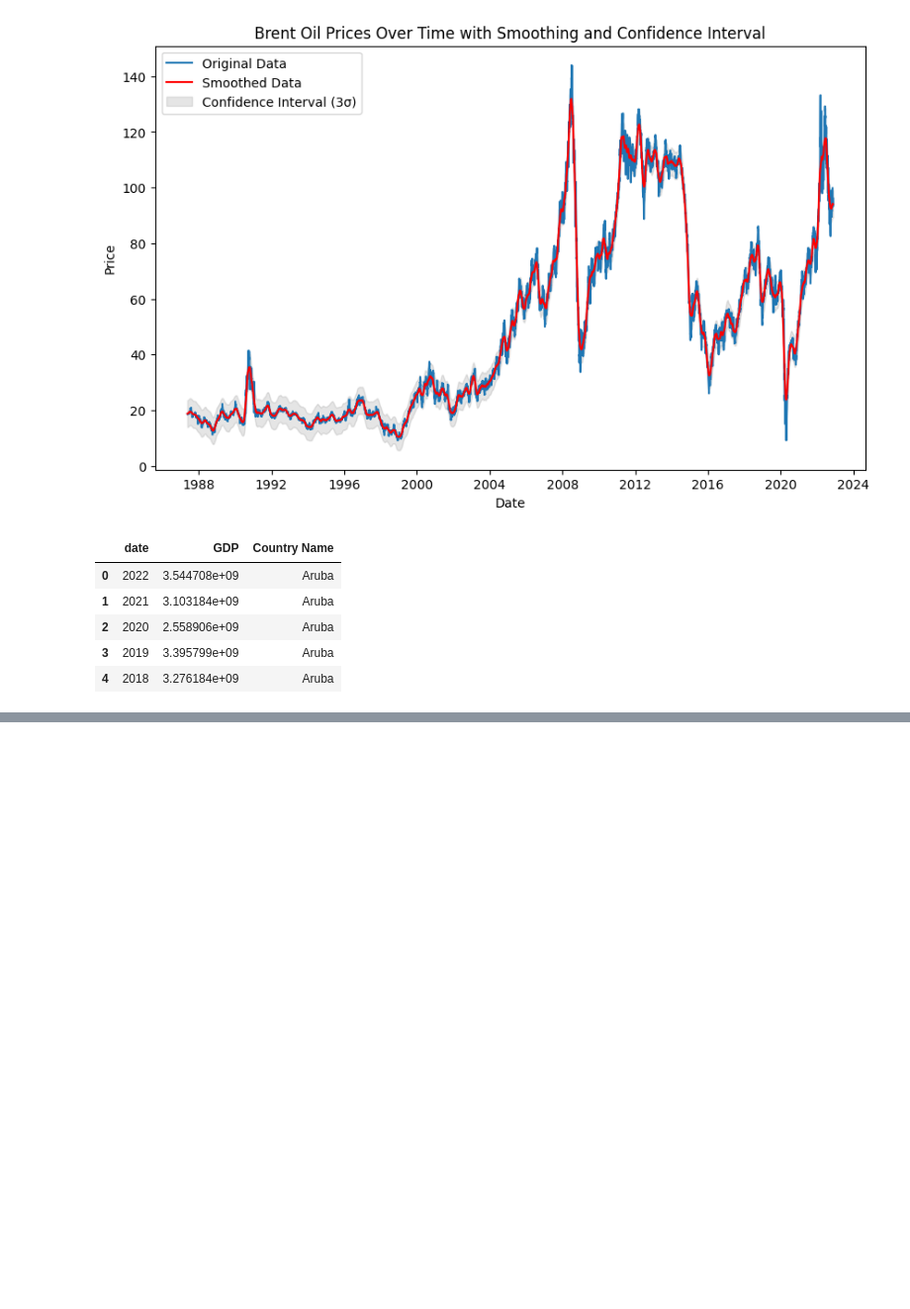
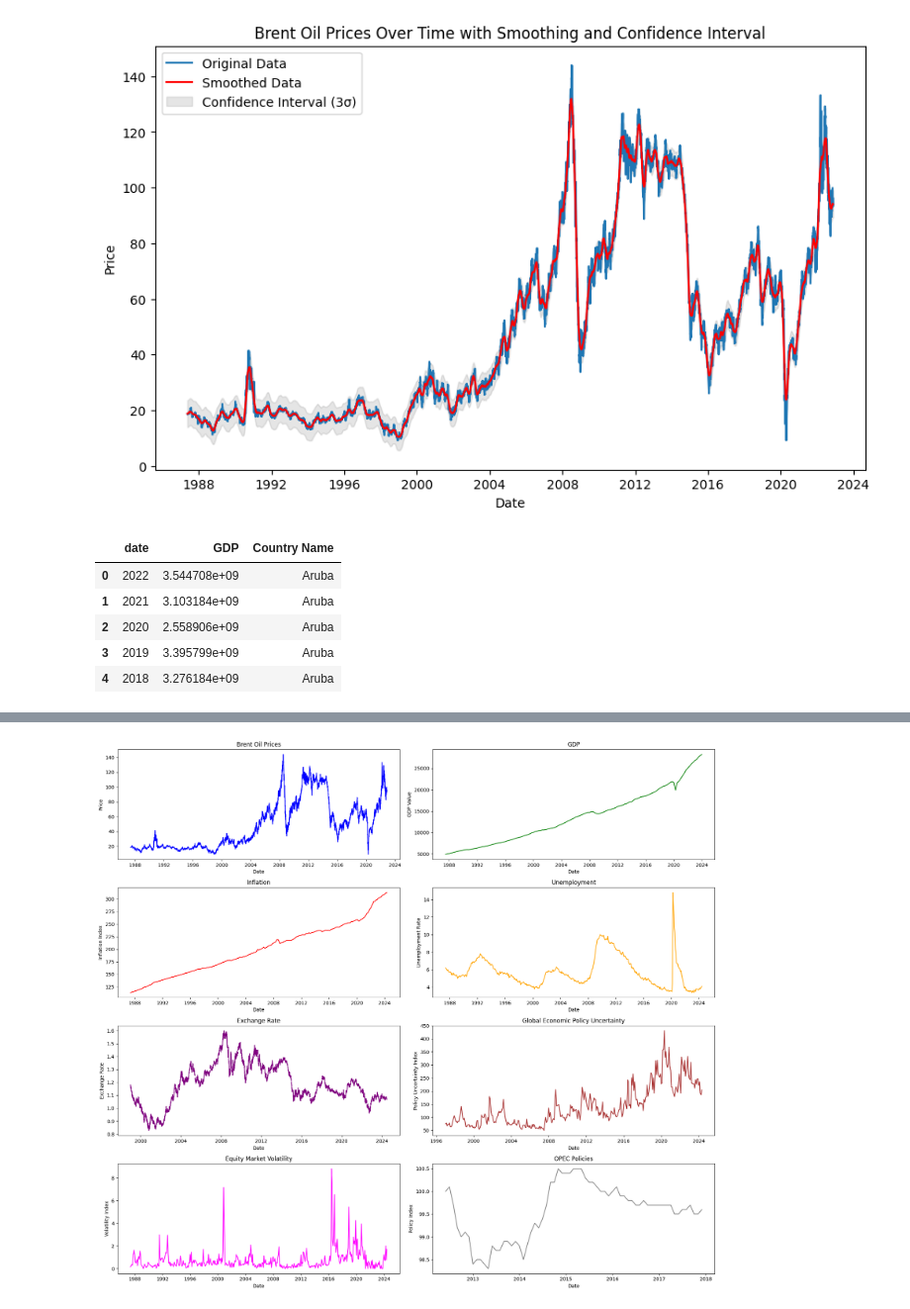
Before and after one commit to Yaadee/Oil_data_analysis, a Jupyter notebook: Notebook/exploratory_analysis.ipynb, the cells around one changed output, grey strips where cells are left out. Shown at 99% size. Saved outputs shown, nothing was run; the diff lists cells and outputs as text; code cells hidden in the pictures; blank space fills up the shorter version.

```diff
--- a/Notebook/exploratory_analysis.ipynb
+++ b/Notebook/exploratory_analysis.ipynb
@@ -237,0 +189,87 @@ KeyboardInterrupt:
+# %%
+import pandas as pd
+import matplotlib.pyplot as plt
+
+# Load raw data for each economic indicator
+brent_oil_prices = pd.read_csv('../Inputs/data/raw_data/BrentOilPrices.csv', parse_dates=['Date'])
+brent_oil_prices.set_index('Date', inplace=True)
+
+gdp = pd.read_csv('../Inputs/data/raw_data/gdp.csv', parse_dates=['DATE'])
+gdp.set_index('DATE', inplace=True)
+
+inflation = pd.read_csv('../Inputs/data/raw_data/inflation.csv', parse_dates=['DATE'])
+inflation.set_index('DATE', inplace=True)
+
+unemployment = pd.read_csv('../Inputs/data/raw_data/unemployment.csv', parse_dates=['DATE'])
+unemployment.set_index('DATE', inplace=True)
+
+exchange_rate = pd.read_csv('../Inputs/data/raw_data/exchange_rate.csv', parse_dates=['DATE'])
+exchange_rate.set_index('DATE', inplace=True)
+
+gepu_data = pd.read_csv('../Inputs/data/raw_data/global_economic_policy_uncertainty.csv', parse_dates=['DATE'])
+gepu_data.set_index('DATE', inplace=True)
+
+emv_data = pd.read_csv('../Inputs/data/raw_data/equity_market_volatility.csv', parse_dates=['DATE'])
+emv_data.set_index('DATE', inplace=True)
+
+opec_data = pd.read_csv('../Inputs/data/raw_data/opec_policies.csv', parse_dates=['DATE'])
+opec_data.set_index('DATE', inplace=True)
+
+# Create subplots for each economic indicator
+fig, axs = plt.subplots(nrows=4, ncols=2, figsize=(18, 16))
+
+# Plot Brent Oil Prices
+axs[0, 0].plot(brent_oil_prices.index, brent_oil_prices['Price'], color='blue')
+axs[0, 0].set_title('Brent Oil Prices')
+axs[0, 0].set_xlabel('Date')
+axs[0, 0].set_ylabel('Price')
+
+# Plot GDP
+axs[0, 1].plot(gdp.index, gdp['GDP'], color='green')
+axs[0, 1].set_title('GDP')
+axs[0, 1].set_xlabel('Date')
+axs[0, 1].set_ylabel('GDP Value')
+
+# Plot Inflation
+axs[1, 0].plot(inflation.index, inflation['CPIAUCSL'], color='red')
+axs[1, 0].set_title('Inflation')
+axs[1, 0].set_xlabel('Date')
+axs[1, 0].set_ylabel('Inflation Index')
+
+# Plot Unemployment
+axs[1, 1].plot(unemployment.index, unemployment['UNRATE'], color='orange')
+axs[1, 1].set_title('Unemployment')
+axs[1, 1].set_xlabel('Date')
+axs[1, 1].set_ylabel('Unemployment Rate')
+
+# Plot Exchange Rate
+axs[2, 0].plot(exchange_rate.index, exchange_rate['DEXUSEU'], color='purple')
+axs[2, 0].set_title('Exchange Rate')
+axs[2, 0].set_xlabel('Date')
+axs[2, 0].set_ylabel('Exchange Rate')
+
+# Plot Global Economic Policy Uncertainty
+axs[2, 1].plot(gepu_data.index, gepu_data['GEPUCURRENT'], color='brown')
+axs[2, 1].set_title('Global Economic Policy Uncertainty')
+axs[2, 1].set_xlabel('Date')
+axs[2, 1].set_ylabel('Policy Uncertainty Index')
+
+# Plot Equity Market Volatility
+axs[3, 0].plot(emv_data.index, emv_data['EMVELECTGOVRN'], color='magenta')
+axs[3, 0].set_title('Equity Market Volatility')
+axs[3, 0].set_xlabel('Date')
+axs[3, 0].set_ylabel('Volatility Index')
+
+# Plot OPEC Policies
+axs[3, 1].plot(opec_data.index, opec_data['COOTHERZ315'], color='gray')
+axs[3, 1].set_title('OPEC Policies')
+axs[3, 1].set_xlabel('Date')
+axs[3, 1].set_ylabel('Policy Index')
+
+# Adjust layout
+plt.tight_layout()
+
+# Display the plot
+plt.show()
+# %% [output]
+[figure, added]
```
Also changed, not shown: parts of 10 cells of this notebook, 5 other files.
